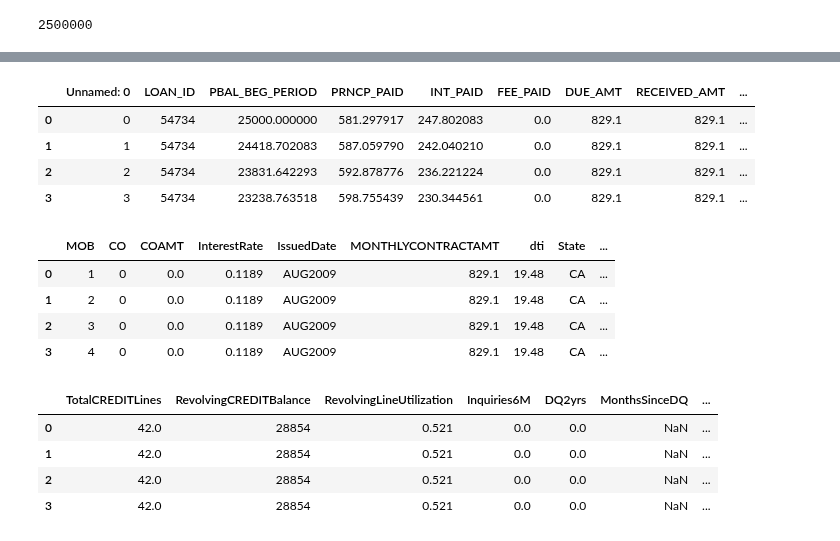
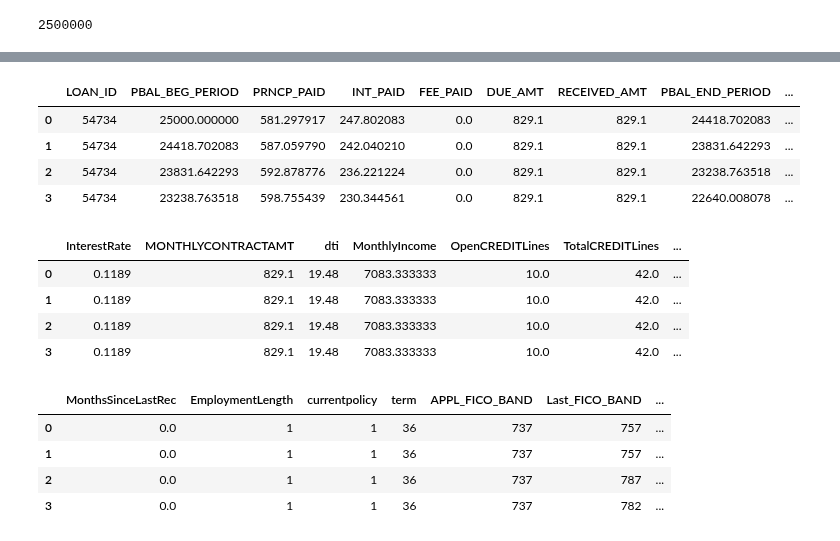
Before and after one commit to j-linx/Insight, a Jupyter notebook: LC_MishaUpload-DataSubset-BasicAnalysis.ipynb, the cells around one changed output, grey strips where cells are left out. Saved outputs shown, nothing was run; the diff lists cells and outputs as text; code cells hidden in the pictures.

```diff
--- a/LC_MishaUpload-DataSubset-BasicAnalysis.ipynb
+++ b/LC_MishaUpload-DataSubset-BasicAnalysis.ipynb
@@ -21,4 +21,4 @@ print(row1)
 # %%
-data = pd.read_csv("LC_subset.csv", nrows=10000, low_memory=False)
-data.head()
+df = pd.read_csv("LC_subset.csv", low_memory=False)
+df.head()
 # %% [output]
@@ -35,6 +35,6 @@ len(frame)
 # %% [output]
 2500000
 # %%
-frame.drop(frame.columns[[0]], axis=1, inplace=True)
-frame.head()
+df.drop(df.columns[[0]], axis=1, inplace=True)
+df.head()
 # %% [output]
@@ -48,5 +48,3 @@ frame.head()
 # %%
-df = frame
 df.reset_index
-list(df)
 # %% [output]
@@ -70,24 +68,24 @@ list(df)
 # %%
 df.iloc[:4,:10]
 # %% [output]
-|  | Unnamed: 0 | LOAN_ID | PBAL_BEG_PERIOD | PRNCP_PAID | INT_PAID | FEE_PAID | DUE_AMT | RECEIVED_AMT | ... |
-| 0 | 0 | 54734 | 25000.000000 | 581.297917 | 247.802083 | 0.0 | 829.1 | 829.1 | ... |
-| 1 | 1 | 54734 | 24418.702083 | 587.059790 | 242.040210 | 0.0 | 829.1 | 829.1 | ... |
-| 2 | 2 | 54734 | 23831.642293 | 592.878776 | 236.221224 | 0.0 | 829.1 | 829.1 | ... |
-| 3 | 3 | 54734 | 23238.763518 | 598.755439 | 230.344561 | 0.0 | 829.1 | 829.1 | ... |
+|  | LOAN_ID | PBAL_BEG_PERIOD | PRNCP_PAID | INT_PAID | FEE_PAID | DUE_AMT | RECEIVED_AMT | PBAL_END_PERIOD | ... |
+| 0 | 54734 | 25000.000000 | 581.297917 | 247.802083 | 0.0 | 829.1 | 829.1 | 24418.702083 | ... |
+| 1 | 54734 | 24418.702083 | 587.059790 | 242.040210 | 0.0 | 829.1 | 829.1 | 23831.642293 | ... |
+| 2 | 54734 | 23831.642293 | 592.878776 | 236.221224 | 0.0 | 829.1 | 829.1 | 23238.763518 | ... |
+| 3 | 54734 | 23238.763518 | 598.755439 | 230.344561 | 0.0 | 829.1 | 829.1 | 22640.008078 | ... |
 # %%
 df.iloc[:4,11:22]
 # %% [output]
-|  | MOB | CO | COAMT | InterestRate | IssuedDate | MONTHLYCONTRACTAMT | dti | State | ... |
-| 0 | 1 | 0 | 0.0 | 0.1189 | AUG2009 | 829.1 | 19.48 | CA | ... |
-| 1 | 2 | 0 | 0.0 | 0.1189 | AUG2009 | 829.1 | 19.48 | CA | ... |
-| 2 | 3 | 0 | 0.0 | 0.1189 | AUG2009 | 829.1 | 19.48 | CA | ... |
-| 3 | 4 | 0 | 0.0 | 0.1189 | AUG2009 | 829.1 | 19.48 | CA | ... |
+|  | InterestRate | MONTHLYCONTRACTAMT | dti | MonthlyIncome | OpenCREDITLines | TotalCREDITLines | ... |
+| 0 | 0.1189 | 829.1 | 19.48 | 7083.333333 | 10.0 | 42.0 | ... |
+| 1 | 0.1189 | 829.1 | 19.48 | 7083.333333 | 10.0 | 42.0 | ... |
+| 2 | 0.1189 | 829.1 | 19.48 | 7083.333333 | 10.0 | 42.0 | ... |
+| 3 | 0.1189 | 829.1 | 19.48 | 7083.333333 | 10.0 | 42.0 | ... |
 # %%
-df.iloc[:4,23:30]
+df.iloc[:4,23:33]
 # %% [output]
-|  | TotalCREDITLines | RevolvingCREDITBalance | RevolvingLineUtilization | Inquiries6M | DQ2yrs | MonthsSinceDQ | ... |
-| 0 | 42.0 | 28854 | 0.521 | 0.0 | 0.0 | NaN | ... |
-| 1 | 42.0 | 28854 | 0.521 | 0.0 | 0.0 | NaN | ... |
-| 2 | 42.0 | 28854 | 0.521 | 0.0 | 0.0 | NaN | ... |
-| 3 | 42.0 | 28854 | 0.521 | 0.0 | 0.0 | NaN | ... |
+|  | MonthsSinceLastRec | EmploymentLength | currentpolicy | term | APPL_FICO_BAND | Last_FICO_BAND | ... |
+| 0 | 0.0 | 1 | 1 | 36 | 737 | 757 | ... |
+| 1 | 0.0 | 1 | 1 | 36 | 737 | 757 | ... |
+| 2 | 0.0 | 1 | 1 | 36 | 737 | 787 | ... |
+| 3 | 0.0 | 1 | 1 | 36 | 737 | 782 | ... |
```
Also changed, not shown: parts of 53 cells of this notebook.
